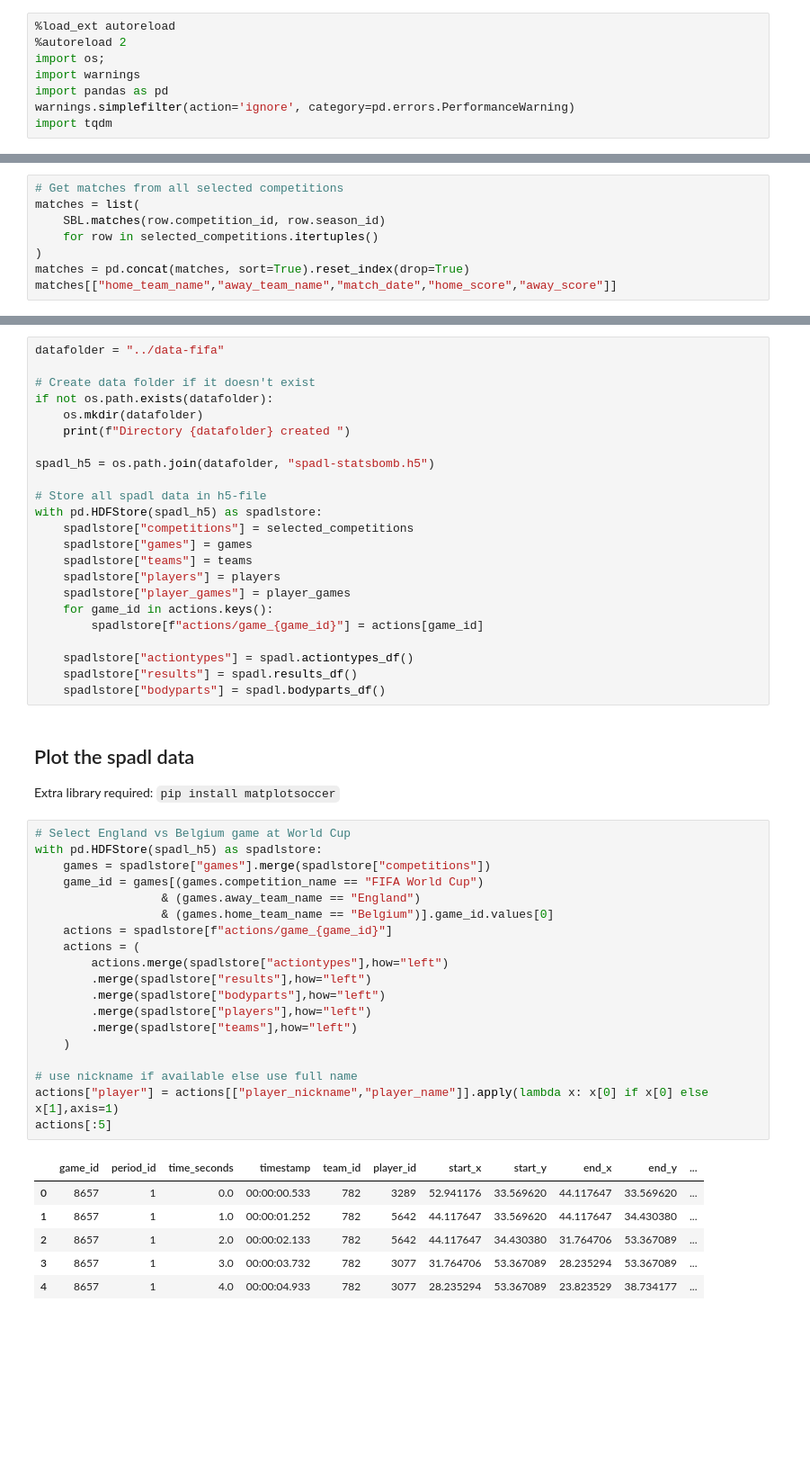
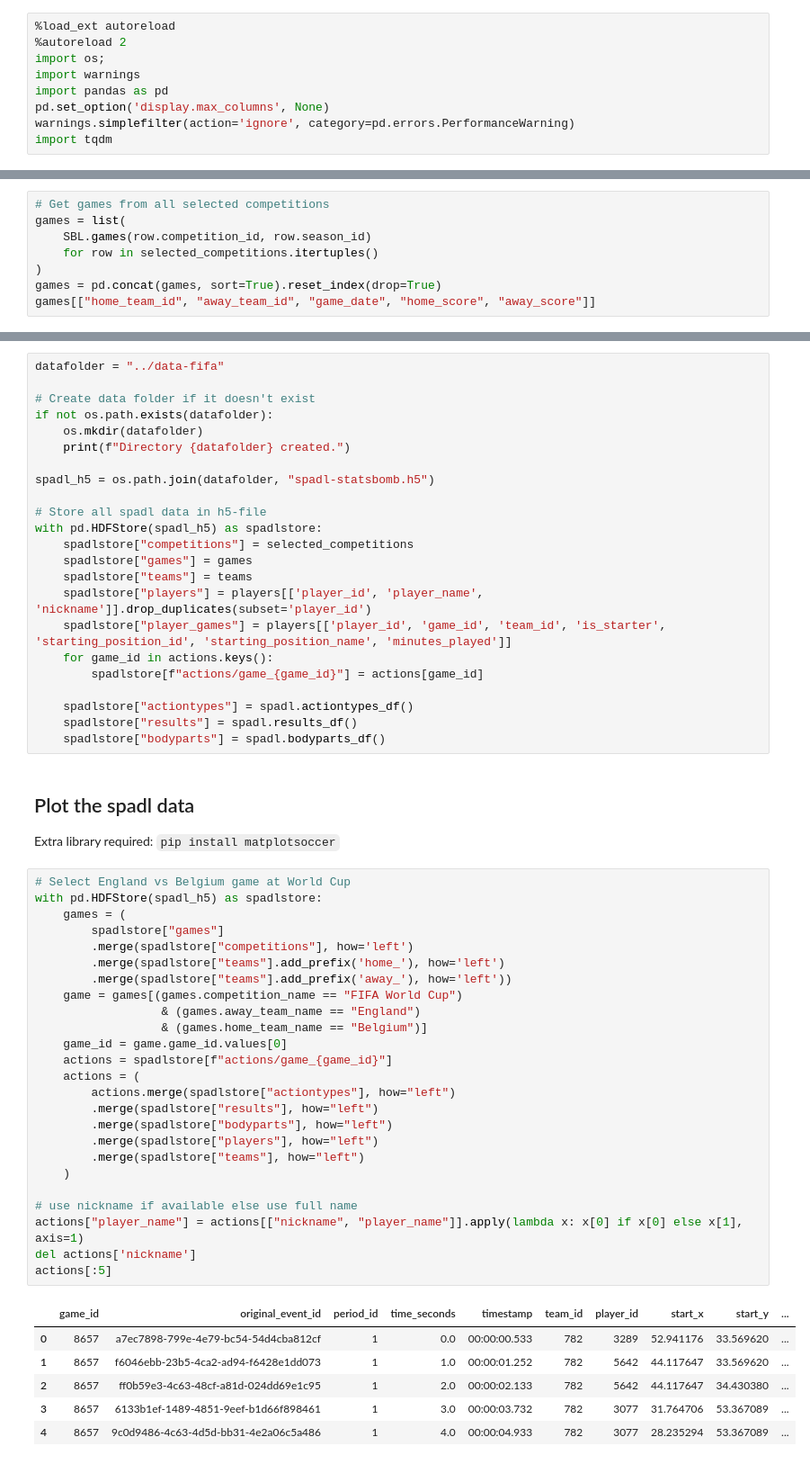
Before and after one commit to ML-KULeuven/socceraction, a Jupyter notebook: public-notebooks/1-load-and-convert-statsbomb-data.ipynb, the cells around one changed output, grey strips where cells are left out. Shown: that part at 90% size. Cells and saved outputs as stored; diff of their text form; blank space fills up the shorter version.

```diff
--- a/public-notebooks/1-load-and-convert-statsbomb-data.ipynb
+++ b/public-notebooks/1-load-and-convert-statsbomb-data.ipynb
@@ -6,5 +6,6 @@
 import os;
 import warnings
 import pandas as pd
+pd.set_option('display.max_columns', None)
 warnings.simplefilter(action='ignore', category=pd.errors.PerformanceWarning)
 import tqdm
@@ -54,9 +53,9 @@ selected_competitions
 # %%
-# Get matches from all selected competitions
-matches = list(
-    SBL.matches(row.competition_id, row.season_id)
+# Get games from all selected competitions
+games = list(
+    SBL.games(row.competition_id, row.season_id)
     for row in selected_competitions.itertuples()
 )
-matches = pd.concat(matches, sort=True).reset_index(drop=True)
-matches[["home_team_name","away_team_name","match_date","home_score","away_score"]]
+games = pd.concat(games, sort=True).reset_index(drop=True)
+games[["home_team_id", "away_team_id", "game_date", "home_score", "away_score"]]
 # %% [output]
@@ -101,7 +97,7 @@ datafolder = "../data-fifa"
 # Create data folder if it doesn't exist
 if not os.path.exists(datafolder):
     os.mkdir(datafolder)
-    print(f"Directory {datafolder} created ")
+    print(f"Directory {datafolder} created.")
 
 spadl_h5 = os.path.join(datafolder, "spadl-statsbomb.h5")
 
@@ -110,8 +106,8 @@ with pd.HDFStore(spadl_h5) as spadlstore:
     spadlstore["competitions"] = selected_competitions
     spadlstore["games"] = games
     spadlstore["teams"] = teams
-    spadlstore["players"] = players
-    spadlstore["player_games"] = player_games
+    spadlstore["players"] = players[['player_id', 'player_name', 'nickname']].drop_duplicates(subset='player_id')
+    spadlstore["player_games"] = players[['player_id', 'game_id', 'team_id', 'is_starter', 'starting_position_id', 'starting_position_name', 'minutes_played']]
     for game_id in actions.keys():
         spadlstore[f"actions/game_{game_id}"] = actions[game_id]
 
@@ -124,26 +120,32 @@
 # %%
 # Select England vs Belgium game at World Cup
 with pd.HDFStore(spadl_h5) as spadlstore:
-    games = spadlstore["games"].merge(spadlstore["competitions"])
-    game_id = games[(games.competition_name == "FIFA World Cup")
+    games = (
+        spadlstore["games"]
+        .merge(spadlstore["competitions"], how='left')
+        .merge(spadlstore["teams"].add_prefix('home_'), how='left')
+        .merge(spadlstore["teams"].add_prefix('away_'), how='left'))
+    game = games[(games.competition_name == "FIFA World Cup")
                   & (games.away_team_name == "England")
-                  & (games.home_team_name == "Belgium")].game_id.values[0]
+                  & (games.home_team_name == "Belgium")]
+    game_id = game.game_id.values[0]
     actions = spadlstore[f"actions/game_{game_id}"]
     actions = (
-        actions.merge(spadlstore["actiontypes"],how="left")
-        .merge(spadlstore["results"],how="left")
-        .merge(spadlstore["bodyparts"],how="left")
-        .merge(spadlstore["players"],how="left")
-        .merge(spadlstore["teams"],how="left")
+        actions.merge(spadlstore["actiontypes"], how="left")
+        .merge(spadlstore["results"], how="left")
+        .merge(spadlstore["bodyparts"], how="left")
+        .merge(spadlstore["players"], how="left")
+        .merge(spadlstore["teams"], how="left")
     )
 
 # use nickname if available else use full name
-actions["player"] = actions[["player_nickname","player_name"]].apply(lambda x: x[0] if x[0] else x[1],axis=1)
+actions["player_name"] = actions[["nickname", "player_name"]].apply(lambda x: x[0] if x[0] else x[1], axis=1)
+del actions['nickname']
 actions[:5]
 # %% [output]
-|  | game_id | period_id | time_seconds | timestamp | team_id | player_id | start_x | start_y | end_x | end_y | ... |
-| 0 | 8657 | 1 | 0.0 | 00:00:00.533 | 782 | 3289 | 52.941176 | 33.569620 | 44.117647 | 33.569620 | ... |
-| 1 | 8657 | 1 | 1.0 | 00:00:01.252 | 782 | 5642 | 44.117647 | 33.569620 | 44.117647 | 34.430380 | ... |
-| 2 | 8657 | 1 | 2.0 | 00:00:02.133 | 782 | 5642 | 44.117647 | 34.430380 | 31.764706 | 53.367089 | ... |
-| 3 | 8657 | 1 | 3.0 | 00:00:03.732 | 782 | 3077 | 31.764706 | 53.367089 | 28.235294 | 53.367089 | ... |
-| 4 | 8657 | 1 | 4.0 | 00:00:04.933 | 782 | 3077 | 28.235294 | 53.367089 | 23.823529 | 38.734177 | ... |
+|  | game_id | original_event_id | period_id | time_seconds | timestamp | team_id | player_id | start_x | start_y | ... |
+| 0 | 8657 | a7ec7898-799e-4e79-bc54-54d4cba812cf | 1 | 0.0 | 00:00:00.533 | 782 | 3289 | 52.941176 | 33.569620 | ... |
+| 1 | 8657 | f6046ebb-23b5-4ca2-ad94-f6428e1dd073 | 1 | 1.0 | 00:00:01.252 | 782 | 5642 | 44.117647 | 33.569620 | ... |
+| 2 | 8657 | ff0b59e3-4c63-48cf-a81d-024dd69e1c95 | 1 | 2.0 | 00:00:02.133 | 782 | 5642 | 44.117647 | 34.430380 | ... |
+| 3 | 8657 | 6133b1ef-1489-4851-9eef-b1d66f898461 | 1 | 3.0 | 00:00:03.732 | 782 | 3077 | 31.764706 | 53.367089 | ... |
+| 4 | 8657 | 9c0d9486-4c63-4d5d-bb31-4e2a06c5a486 | 1 | 4.0 | 00:00:04.933 | 782 | 3077 | 28.235294 | 53.367089 | ... |
```
Also changed, not shown: parts of 8 cells of this notebook, 55 other files.
